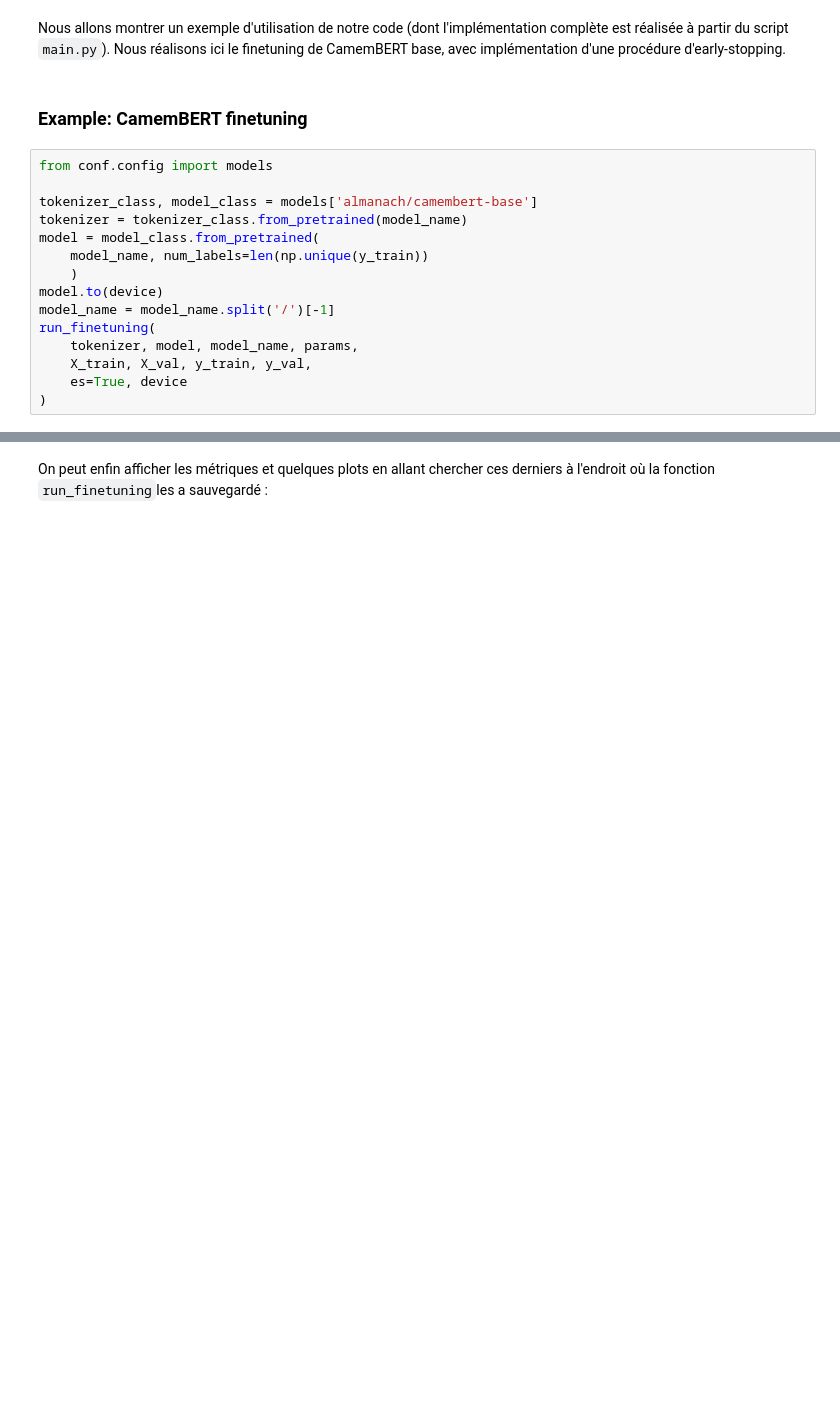
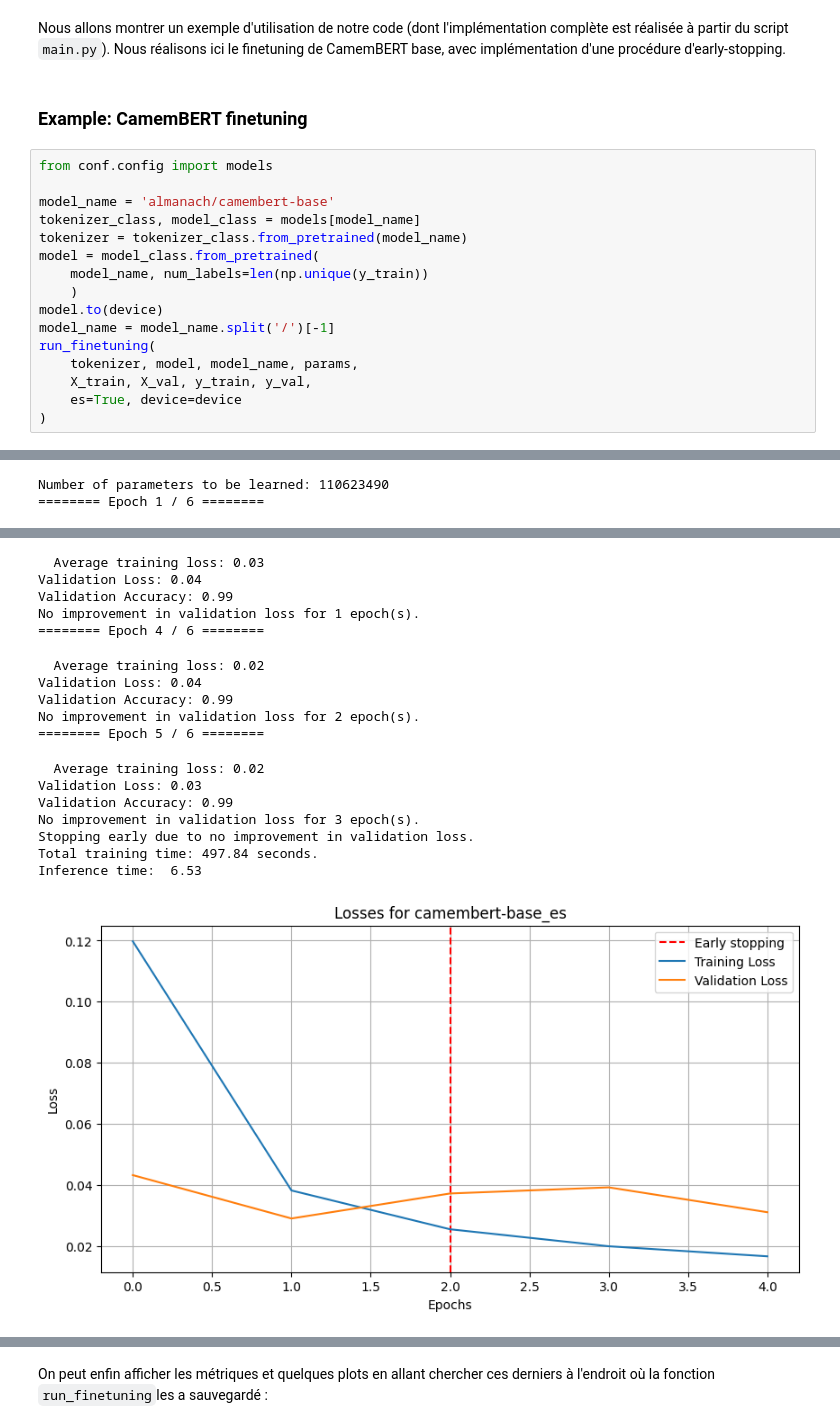
Before and after one commit to JulesBrable/NLP, a Jupyter notebook: analysis.ipynb, the cells around one changed output, grey strips where cells are left out. Drawn from its saved outputs; the diff is of its cells as text; blank space fills up the shorter version.

Commit message:
fix model name & init inference

```diff
--- a/analysis.ipynb
+++ b/analysis.ipynb
@@ -196,7 +190,8 @@ Nous réalisons ici le finetuning de CamemBERT base, avec implémentation d'une
 # %%
 from conf.config import models
 
-tokenizer_class, model_class = models['almanach/camembert-base']
+model_name = 'almanach/camembert-base'
+tokenizer_class, model_class = models[model_name]
 tokenizer = tokenizer_class.from_pretrained(model_name)
 model = model_class.from_pretrained(
     model_name, num_labels=len(np.unique(y_train))
@@ -206,6 +201,6 @@ model_name = model_name.split('/')[-1]
 run_finetuning(
     tokenizer, model, model_name, params,
     X_train, X_val, y_train, y_val,
-    es=True, device
+    es=True, device=device
 )
 # %% [output]
@@ -229,0 +209,2 @@ run_finetuning(
+Number of parameters to be learned: 110623490
+======== Epoch 1 / 6 ========
@@ -229,0 +219,18 @@ run_finetuning(
+  Average training loss: 0.03
+Validation Loss: 0.04
+Validation Accuracy: 0.99
+No improvement in validation loss for 1 epoch(s).
+======== Epoch 4 / 6 ========
+  Average training loss: 0.02
+Validation Loss: 0.04
+Validation Accuracy: 0.99
+No improvement in validation loss for 2 epoch(s).
+======== Epoch 5 / 6 ========
+  Average training loss: 0.02
+Validation Loss: 0.03
+Validation Accuracy: 0.99
+No improvement in validation loss for 3 epoch(s).
+Stopping early due to no improvement in validation loss.
+Total training time: 497.84 seconds.
+Inference time:  6.53
+[figure, added]
```
Also changed, not shown: parts of 10 cells of this notebook.
